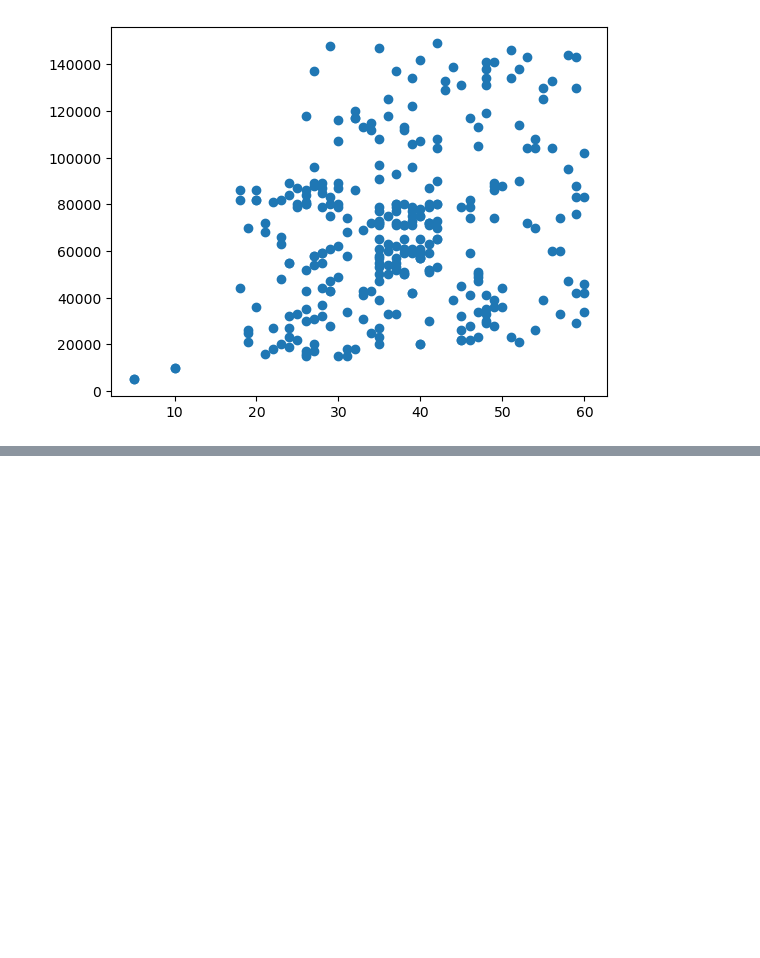
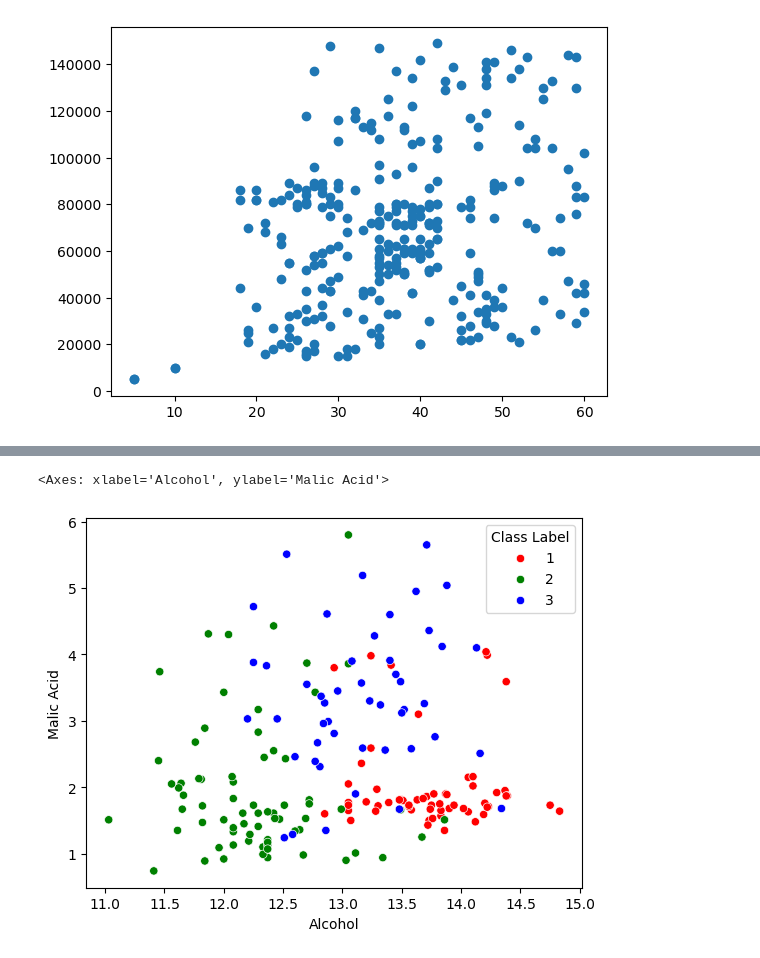
Before and after one commit to shreya918-git/machinelearning, a Jupyter notebook: feature-engineering.ipynb, the cells around one changed output, grey strips where cells are left out. Cells and saved outputs as stored; diff of their text form; code cells hidden in the pictures; blank space fills up the shorter version.

```diff
--- a/feature-engineering.ipynb
+++ b/feature-engineering.ipynb
@@ -130,0 +223,6 @@ plt.scatter(X_train_scaled["Age"],X_train_scaled["EstimatedSalary"],color="red")
+# %%
+color_pallete={1:"red",2:"green",3:"blue"} #same plot even after scaling
+sns.scatterplot(x="Alcohol",y="Malic Acid",data=df,hue="Class Label",palette=color_pallete)
+# %% [output]
+<Axes: xlabel='Alcohol', ylabel='Malic Acid'>
+[figure, added]
```
Also changed, not shown: parts of 7 cells of this notebook, 1 other file.
